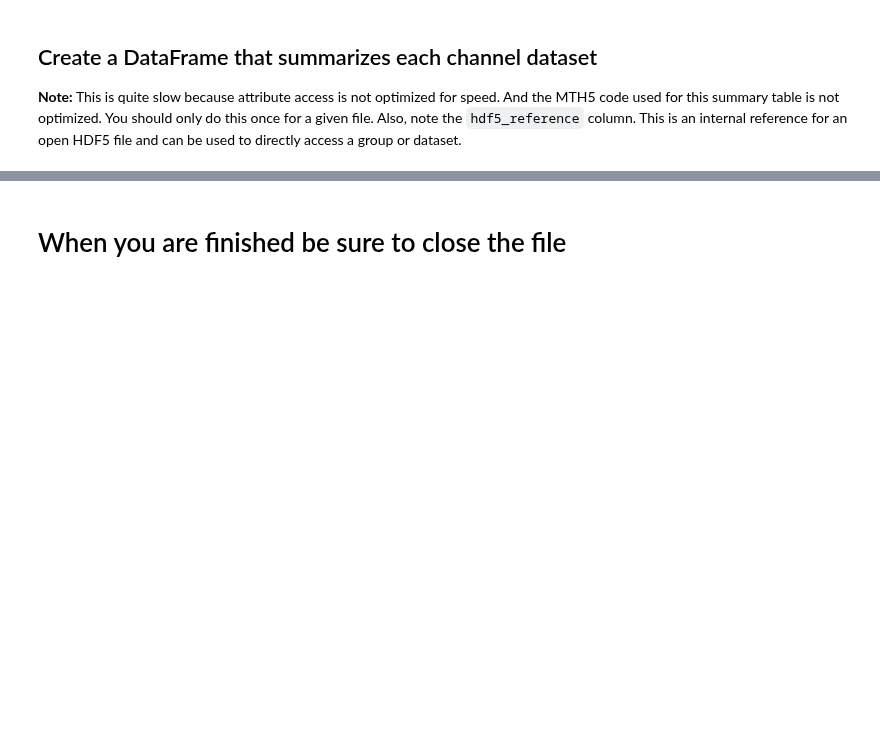
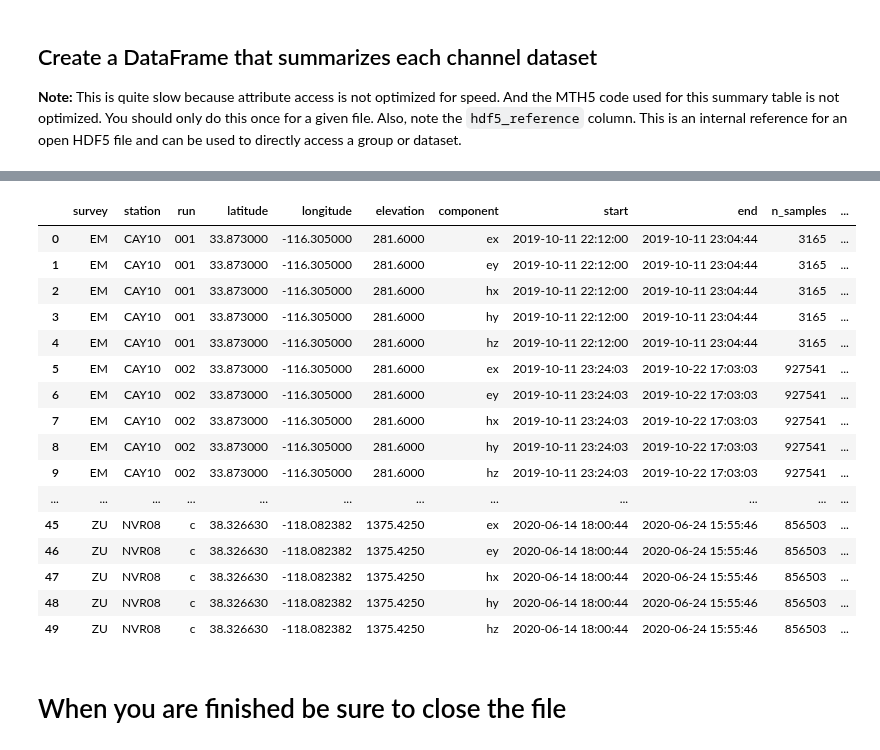
Before and after one commit to kujaku11/mth5, a Jupyter notebook: examples/notebooks/make_mth5_driver_v0.2.0.ipynb, the cells around one changed output, grey strips where cells are left out. Saved outputs shown, nothing was run; the diff lists cells and outputs as text; code cells hidden in the pictures; blank space fills up the shorter version.

```diff
--- a/examples/notebooks/make_mth5_driver_v0.2.0.ipynb
+++ b/examples/notebooks/make_mth5_driver_v0.2.0.ipynb
@@ -162,3 +199,23 @@ print(f"Took {(int(end - begin) // 60)}:{(end - begin) % 60:05.2f} minutes")
+# %%
+ch_summary
+# %% [output]
+|  | survey | station | run | latitude | longitude | elevation | component | start | end | n_samples | ... |
+| 0 | EM | CAY10 | 001 | 33.873000 | -116.305000 | 281.6000 | ex | 2019-10-11 22:12:00 | 2019-10-11 23:04:44 | 3165 | ... |
+| 1 | EM | CAY10 | 001 | 33.873000 | -116.305000 | 281.6000 | ey | 2019-10-11 22:12:00 | 2019-10-11 23:04:44 | 3165 | ... |
+| 2 | EM | CAY10 | 001 | 33.873000 | -116.305000 | 281.6000 | hx | 2019-10-11 22:12:00 | 2019-10-11 23:04:44 | 3165 | ... |
+| 3 | EM | CAY10 | 001 | 33.873000 | -116.305000 | 281.6000 | hy | 2019-10-11 22:12:00 | 2019-10-11 23:04:44 | 3165 | ... |
+| 4 | EM | CAY10 | 001 | 33.873000 | -116.305000 | 281.6000 | hz | 2019-10-11 22:12:00 | 2019-10-11 23:04:44 | 3165 | ... |
+| 5 | EM | CAY10 | 002 | 33.873000 | -116.305000 | 281.6000 | ex | 2019-10-11 23:24:03 | 2019-10-22 17:03:03 | 927541 | ... |
+| 6 | EM | CAY10 | 002 | 33.873000 | -116.305000 | 281.6000 | ey | 2019-10-11 23:24:03 | 2019-10-22 17:03:03 | 927541 | ... |
+| 7 | EM | CAY10 | 002 | 33.873000 | -116.305000 | 281.6000 | hx | 2019-10-11 23:24:03 | 2019-10-22 17:03:03 | 927541 | ... |
+| 8 | EM | CAY10 | 002 | 33.873000 | -116.305000 | 281.6000 | hy | 2019-10-11 23:24:03 | 2019-10-22 17:03:03 | 927541 | ... |
+| 9 | EM | CAY10 | 002 | 33.873000 | -116.305000 | 281.6000 | hz | 2019-10-11 23:24:03 | 2019-10-22 17:03:03 | 927541 | ... |
+| ... | ... | ... | ... | ... | ... | ... | ... | ... | ... | ... | ... |
+| 45 | ZU | NVR08 | c | 38.326630 | -118.082382 | 1375.4250 | ex | 2020-06-14 18:00:44 | 2020-06-24 15:55:46 | 856503 | ... |
+| 46 | ZU | NVR08 | c | 38.326630 | -118.082382 | 1375.4250 | ey | 2020-06-14 18:00:44 | 2020-06-24 15:55:46 | 856503 | ... |
+| 47 | ZU | NVR08 | c | 38.326630 | -118.082382 | 1375.4250 | hx | 2020-06-14 18:00:44 | 2020-06-24 15:55:46 | 856503 | ... |
+| 48 | ZU | NVR08 | c | 38.326630 | -118.082382 | 1375.4250 | hy | 2020-06-14 18:00:44 | 2020-06-24 15:55:46 | 856503 | ... |
+| 49 | ZU | NVR08 | c | 38.326630 | -118.082382 | 1375.4250 | hz | 2020-06-14 18:00:44 | 2020-06-24 15:55:46 | 856503 | ... |
 # %% [markdown]
 # When you are finished be sure to close the file
 # %%
```
Also changed, not shown: parts of 3 cells of this notebook.
